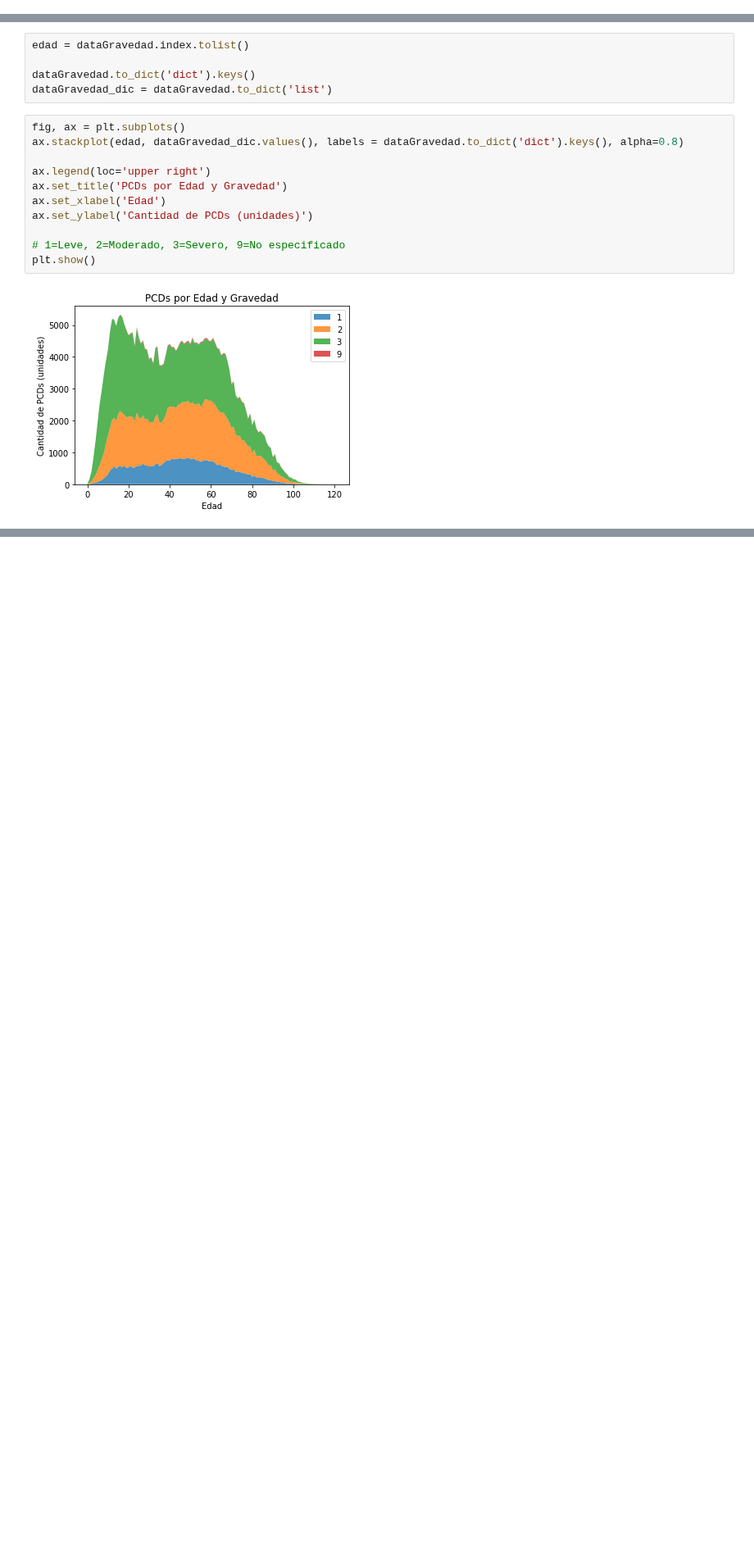
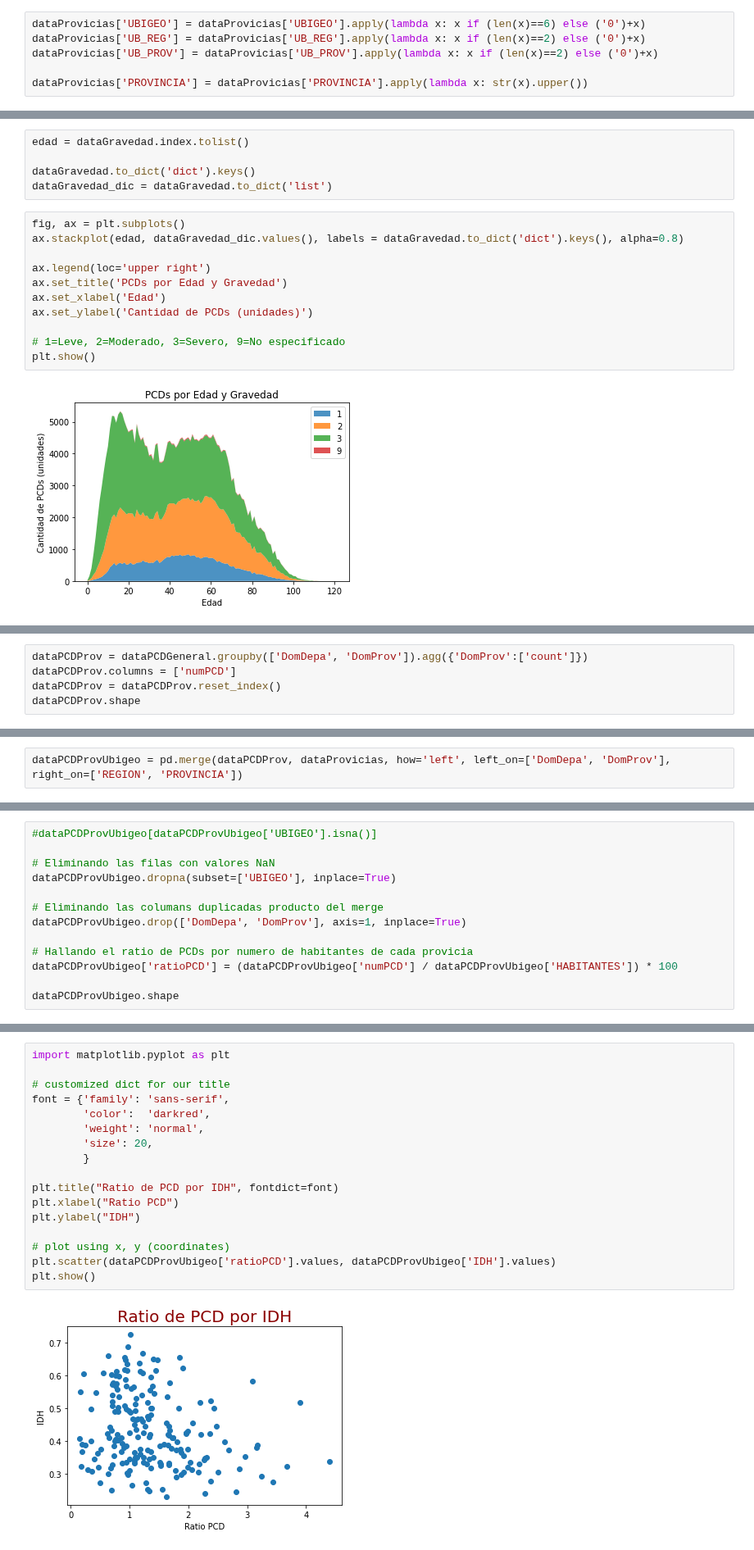
Before and after one commit to CVilaNet/PCDAyac, a Jupyter notebook: SIRNPD.ipynb, the cells around one changed output, grey strips where cells are left out. Shown at 82% size. Saved outputs shown, nothing was run; the diff lists cells and outputs as text; blank space fills up the shorter version.

Commit message:
Analisis por provincias e IDH

```diff
--- a/SIRNPD.ipynb
+++ b/SIRNPD.ipynb
@@ -58,0 +132,6 @@ Index(['[Canal tramite]', '[PaisNacimiento]', '[NacDepartamento]',
+# %%
+dataProvicias['UBIGEO'] = dataProvicias['UBIGEO'].apply(lambda x: x if (len(x)==6) else ('0')+x)
+dataProvicias['UB_REG'] = dataProvicias['UB_REG'].apply(lambda x: x if (len(x)==2) else ('0')+x)
+dataProvicias['UB_PROV'] = dataProvicias['UB_PROV'].apply(lambda x: x if (len(x)==2) else ('0')+x)
+
+dataProvicias['PROVINCIA'] = dataProvicias['PROVINCIA'].apply(lambda x: str(x).upper())
@@ -427,0 +614,5 @@ plt.show()
+# %%
+dataPCDProv = dataPCDGeneral.groupby(['DomDepa', 'DomProv']).agg({'DomProv':['count']})
+dataPCDProv.columns = ['numPCD']
+dataPCDProv = dataPCDProv.reset_index()
+dataPCDProv.shape
@@ -427,0 +621,2 @@ plt.show()
+# %%
+dataPCDProvUbigeo = pd.merge(dataPCDProv, dataProvicias, how='left', left_on=['DomDepa', 'DomProv'], right_on=['REGION', 'PROVINCIA'])
@@ -427,0 +627,13 @@ plt.show()
+# %%
+#dataPCDProvUbigeo[dataPCDProvUbigeo['UBIGEO'].isna()]
+
+# Eliminando las filas con valores NaN
+dataPCDProvUbigeo.dropna(subset=['UBIGEO'], inplace=True)
+
+# Eliminando las columans duplicadas producto del merge
+dataPCDProvUbigeo.drop(['DomDepa', 'DomProv'], axis=1, inplace=True)
+
+# Hallando el ratio de PCDs por numero de habitantes de cada provicia
+dataPCDProvUbigeo['ratioPCD'] = (dataPCDProvUbigeo['numPCD'] / dataPCDProvUbigeo['HABITANTES']) * 100
+
+dataPCDProvUbigeo.shape
@@ -427,0 +651,19 @@ plt.show()
+# %%
+import matplotlib.pyplot as plt
+
+# customized dict for our title
+font = {'family': 'sans-serif',
+        'color':  'darkred',
+        'weight': 'normal',
+        'size': 20,
+        }
+
+plt.title("Ratio de PCD por IDH", fontdict=font)
+plt.xlabel("Ratio PCD")
+plt.ylabel("IDH")
+
+# plot using x, y (coordinates)
+plt.scatter(dataPCDProvUbigeo['ratioPCD'].values, dataPCDProvUbigeo['IDH'].values)
+plt.show()
+# %% [output]
+[figure, added]
```
Also changed, not shown: parts of 25 cells of this notebook.
